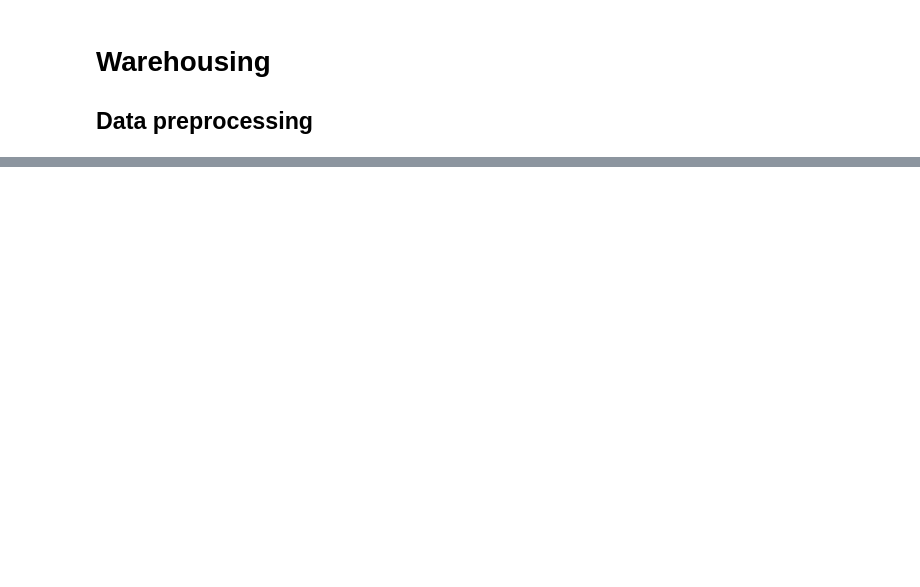
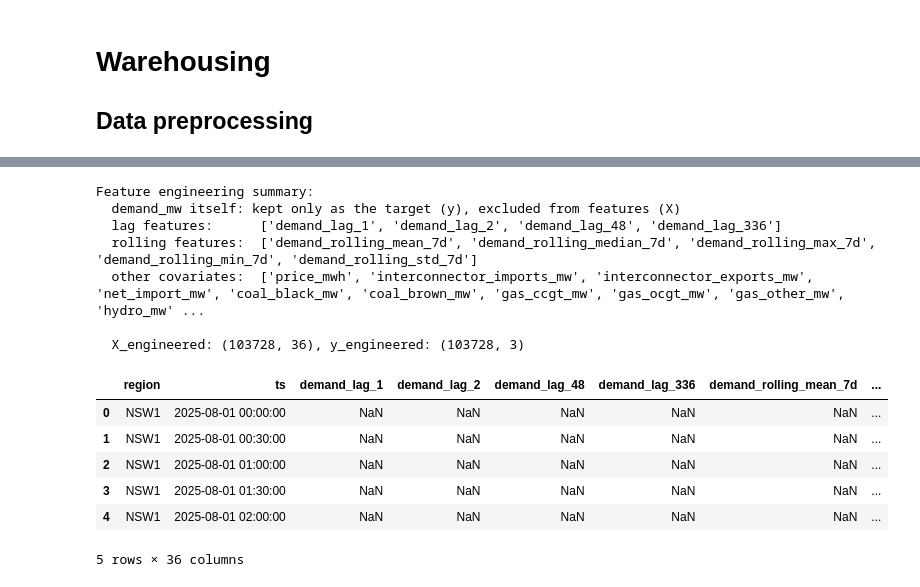
Before and after one commit to diptu/EcoLens, a Jupyter notebook: services/data-pipeline/notebooks/data-pipeline.ipynb, the cells around one changed output, grey strips where cells are left out. Cells and saved outputs as stored; diff of their text form; code cells hidden in the pictures; blank space fills up the shorter version.

```diff
--- a/services/data-pipeline/notebooks/data-pipeline.ipynb
+++ b/services/data-pipeline/notebooks/data-pipeline.ipynb
@@ -217,0 +878,39 @@ df
+# %%
+# ── Drop the raw, un-engineered column now that its lag/rolling
+# features exist ────────────────────────────────────────────────────
+# "Raw" here means demand_mw itself as a model INPUT -- keeping it in
+# X alongside its own lags would be leakage (it's literally the value
+# being predicted), not a redundancy concern like Feature selection's
+# Step 4. `kept_cols` already excludes demand_mw (Feature selection's
+# `candidate_cols` excluded the target from the start), so it stays
+# out of X here for free -- it still needs to exist as the separate
+# target column y, and every other covariate that survived Feature
+# selection (price, fuel mix, weather) is carried through unchanged.
+engineered_feature_cols = lag_cols + rolling_cols + kept_cols
+
+X_engineered = engineered[IDENTIFIER_COLS + engineered_feature_cols].copy()
+y_engineered = engineered[IDENTIFIER_COLS + [TARGET]].copy()
+
+print("Feature engineering summary:")
+print("  demand_mw itself: kept only as the target (y), excluded from features (X)")
+print(f"  lag features:      {lag_cols}")
+print(f"  rolling features:  {rolling_cols}")
+print(f"  other covariates:  {kept_cols}")
+print(f"\n  X_engineered: {X_engineered.shape}, y_engineered: {y_engineered.shape}")
+
+X_engineered.head()
+# %% [output]
+Feature engineering summary:
+  demand_mw itself: kept only as the target (y), excluded from features (X)
+  lag features:      ['demand_lag_1', 'demand_lag_2', 'demand_lag_48', 'demand_lag_336']
+  rolling features:  ['demand_rolling_mean_7d', 'demand_rolling_median_7d', 'demand_rolling_max_7d', 'demand_rolling_min_7d', 'demand_rolling_std_7d']
+  other covariates:  ['price_mwh', 'interconnector_imports_mw', 'interconnector_exports_mw', 'net_import_mw', 'coal_black_mw', 'coal_brown_mw', 'gas_ccgt_mw', 'gas_ocgt_mw', 'gas_other_mw', 'hydro_mw' ...
+
+  X_engineered: (103728, 36), y_engineered: (103728, 3)
+|  | region | ts | demand_lag_1 | demand_lag_2 | demand_lag_48 | demand_lag_336 | demand_rolling_mean_7d | ... |
+| 0 | NSW1 | 2025-08-01 00:00:00 | NaN | NaN | NaN | NaN | NaN | ... |
+| 1 | NSW1 | 2025-08-01 00:30:00 | NaN | NaN | NaN | NaN | NaN | ... |
+| 2 | NSW1 | 2025-08-01 01:00:00 | NaN | NaN | NaN | NaN | NaN | ... |
+| 3 | NSW1 | 2025-08-01 01:30:00 | NaN | NaN | NaN | NaN | NaN | ... |
+| 4 | NSW1 | 2025-08-01 02:00:00 | NaN | NaN | NaN | NaN | NaN | ... |
+5 rows × 36 columns
```
Also changed, not shown: parts of 22 cells of this notebook, 22 other files.
